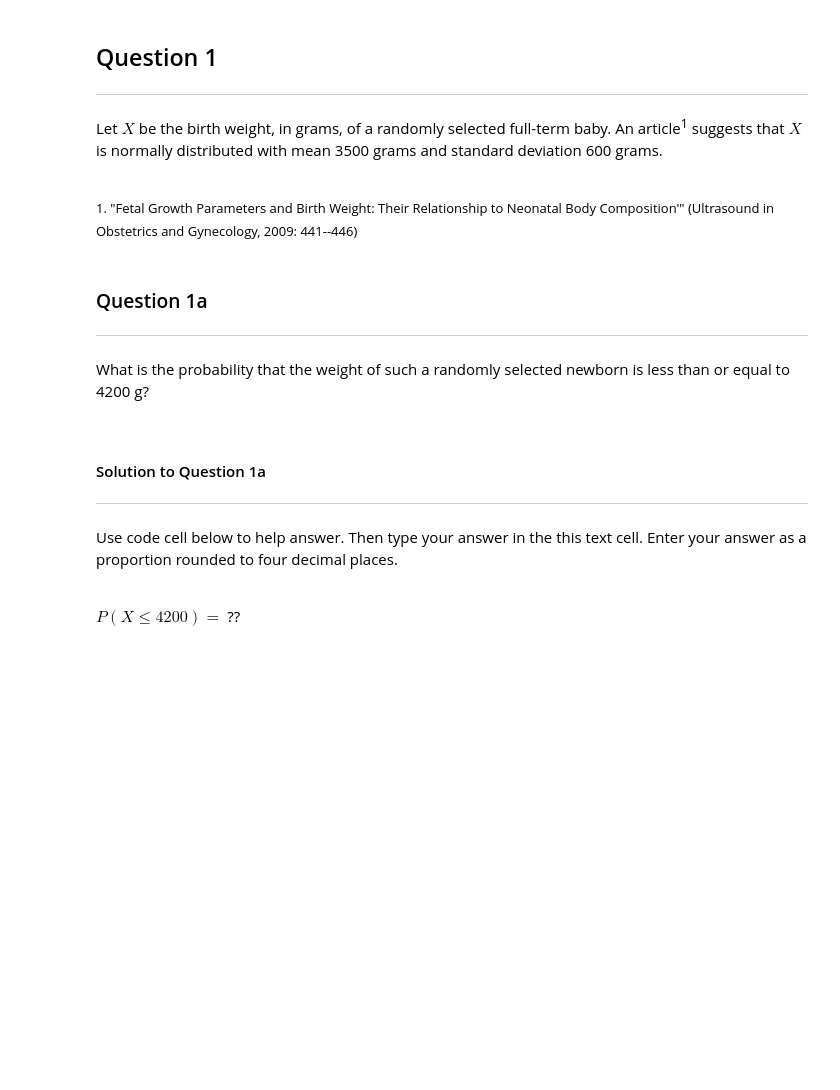
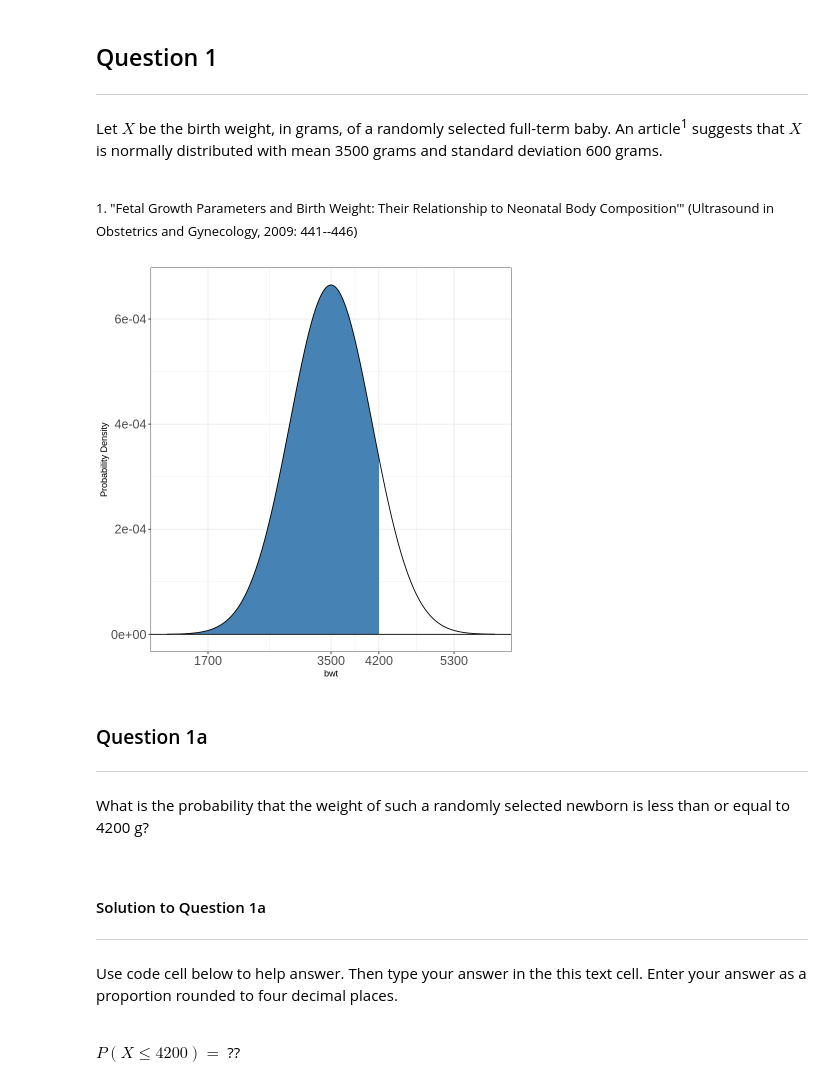
Before and after one commit to CU-Denver-MathStats-OER/Data-Wrangling-and-Visualization, a Jupyter notebook: 04-Introduction-to-Functions.ipynb, the cells around one changed output. Cells and saved outputs as stored; diff of their text form; code cells hidden in the pictures; blank space fills up the shorter version.

```diff
--- a/04-Introduction-to-Functions.ipynb
+++ b/04-Introduction-to-Functions.ipynb
@@ -139,24 +135,26 @@ An article<sup>1</sup> suggests that $X$ is normally distributed with mean 3500
 # %%
 library(ggplot2)
 
 mux <- 3500
 sdx <- 600
 xmax <- mux + 4*sdx
 xmin <- mux - 4*sdx
 
 
 ggplot(NULL, aes(c(xmin, xmax))) +
   geom_area(stat = "function",   fun = dnorm, args = list(mean = mux, sd = sdx),
             color = "black", fill = "steelblue",
             xlim = c(xmin, 4200)) +
   geom_area(stat = "function",   fun = dnorm, args = list(mean = mux, sd = sdx),
             color = "black", fill = NA,
             xlim = c(4200, xmax)) +
   labs(x = "bwt", y = "Probability Density") +
-  scale_x_continuous(breaks=c(mux-3*sdx, mux, 42000, mux+3*sdx)) +
+  scale_x_continuous(breaks=c(mux-3*sdx, mux, 4200, mux+3*sdx)) +
   geom_hline(yintercept=0) +
   theme_bw() +
   theme(axis.text.x=element_text(size=15), axis.text.y=element_text(size=15))
+# %% [output]
+[figure, added]
 # %% [markdown]
 ### <a name="quest1a">Question 1a</a>
 
```
Also changed, not shown: parts of 13 cells of this notebook.
